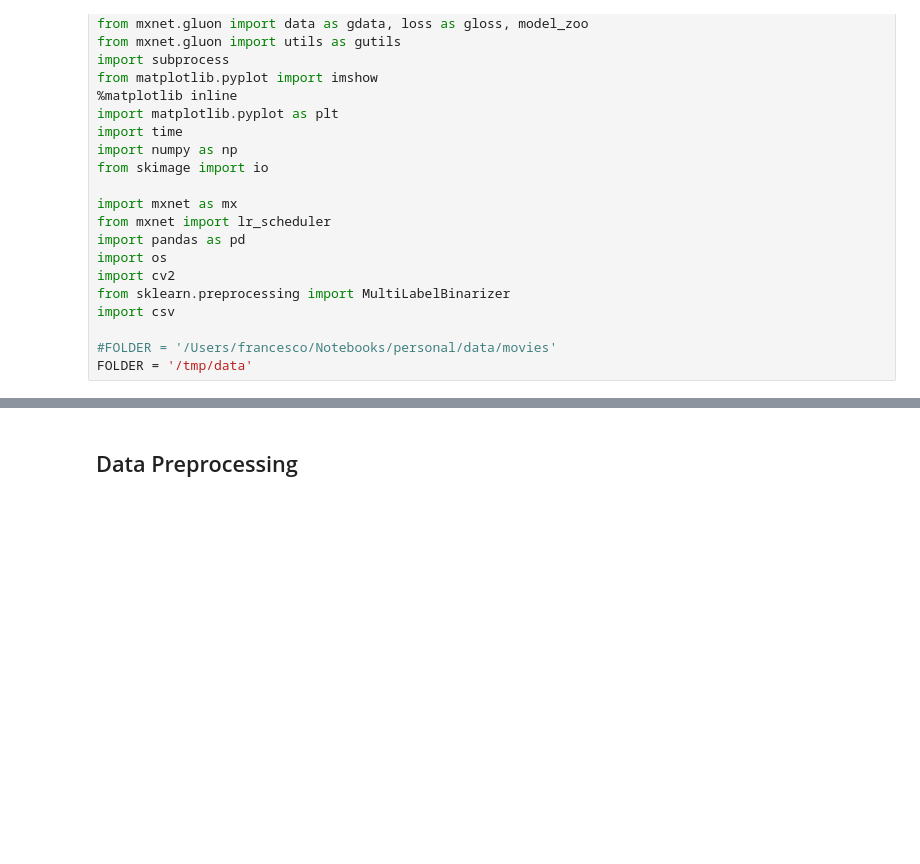
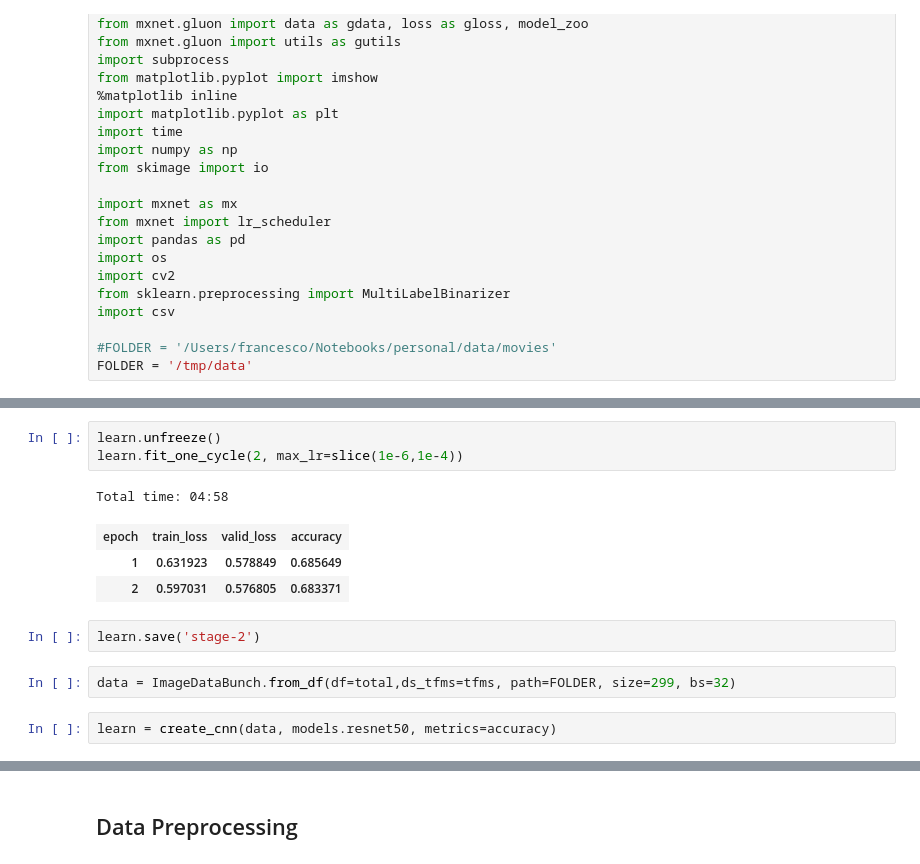
Before and after one commit to FraPochetti/KagglePlaygrounds, a Jupyter notebook: MXNetImage.ipynb, the cells around one changed output, grey strips where cells are left out. Drawn from its saved outputs; the diff is of its cells as text; blank space fills up the shorter version.

```diff
--- a/MXNetImage.ipynb
+++ b/MXNetImage.ipynb
@@ -27,0 +93,14 @@ FOLDER = '/tmp/data'
+# %%
+learn.unfreeze()
+learn.fit_one_cycle(2, max_lr=slice(1e-6,1e-4))
+# %% [output]
+Total time: 04:58
+| epoch | train_loss | valid_loss | accuracy |
+| 1 | 0.631923 | 0.578849 | 0.685649 |
+| 2 | 0.597031 | 0.576805 | 0.683371 |
+# %%
+learn.save('stage-2')
+# %%
+data = ImageDataBunch.from_df(df=total,ds_tfms=tfms, path=FOLDER, size=299, bs=32)
+# %%
+learn = create_cnn(data, models.resnet50, metrics=accuracy)
```
Also changed, not shown: parts of 25 cells of this notebook.
